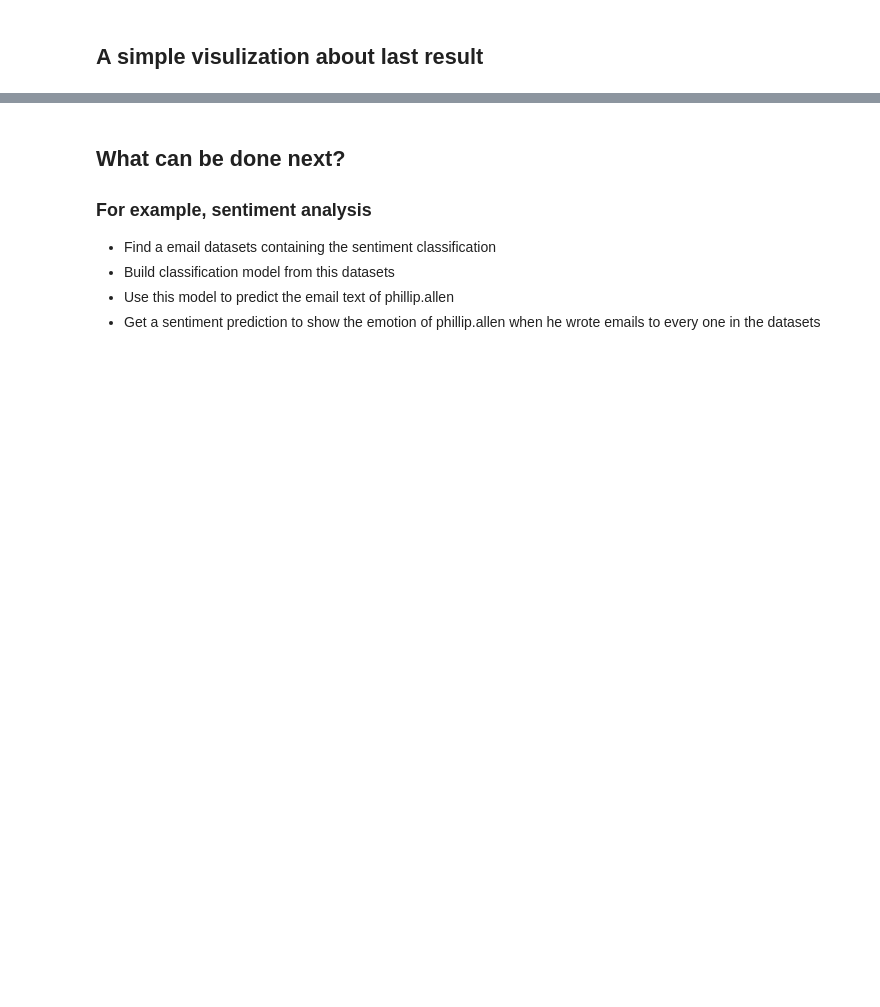
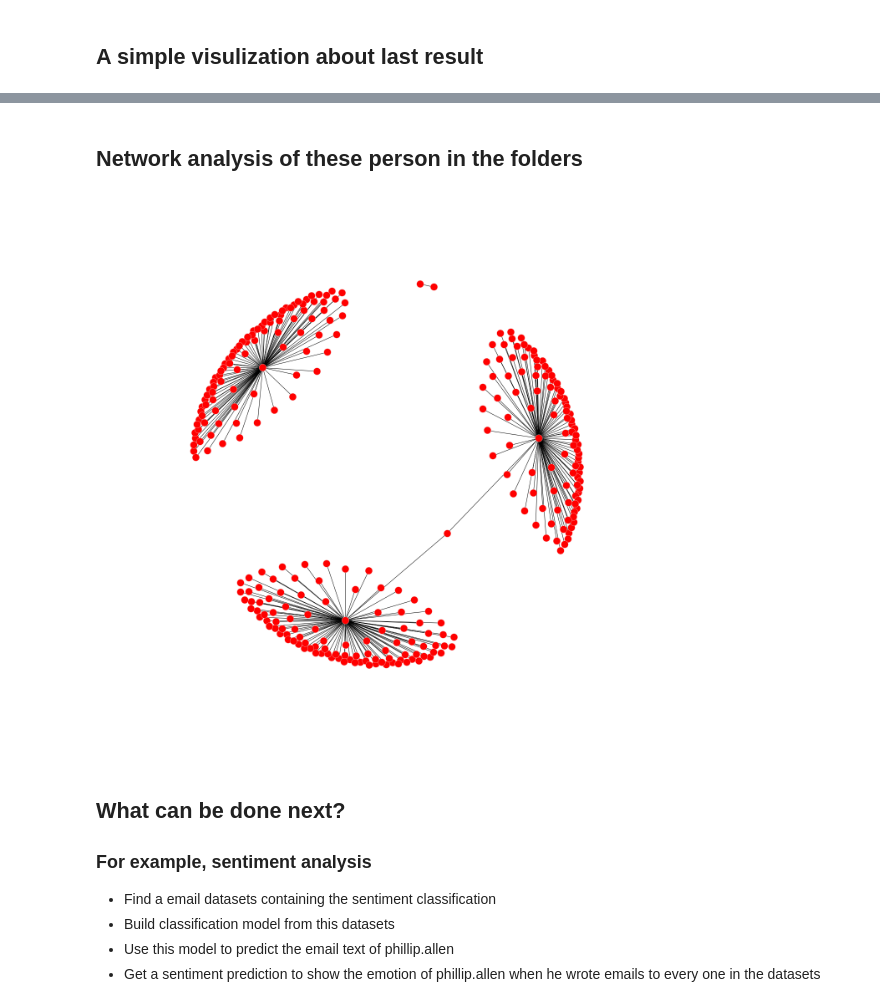
Before and after one commit to burun/enron-email-analysis-test, a Jupyter notebook: enron email analysis - Liang - 160516.ipynb, the cells around one changed output, grey strips where cells are left out. Drawn from its saved outputs; the diff is of its cells as text; code cells hidden in the pictures; blank space fills up the shorter version.

Commit message:
Add network analysis of every person in the folder

```diff
--- a/enron email analysis - Liang - 160516.ipynb
+++ b/enron email analysis - Liang - 160516.ipynb
@@ -298,3 +316,27 @@ plt.show()
+# %% [markdown]
+## Network analysis of these person in the folders
+# %%
+G = nx.Graph()
+fig = plt.figure(figsize=(18,18))
+
+def nodes(dataframe):
+    for i in range(len(dataframe)):
+        sender = dataframe['From'][i]
+        recipient = dataframe['To'][i]
+        G.add_edge(sender, recipient)
+
+# Email network analysis of campbell, donoho and kuykendallt
+# nodes(df_allenp)
+nodes(df_campbell)
+nodes(df_donoho)
+nodes(df_kuykendallt)
+# nodes(df_mcconnellm)
+# nodes(df_mckayj)
+
+nx.draw(G,pos=nx.spring_layout(G))
+plt.show()
+# %% [output]
+[figure, added]
 # %% [markdown]
 ## What can be done next?
 ### For example, sentiment analysis
```
Also changed, not shown: parts of 16 cells of this notebook.
